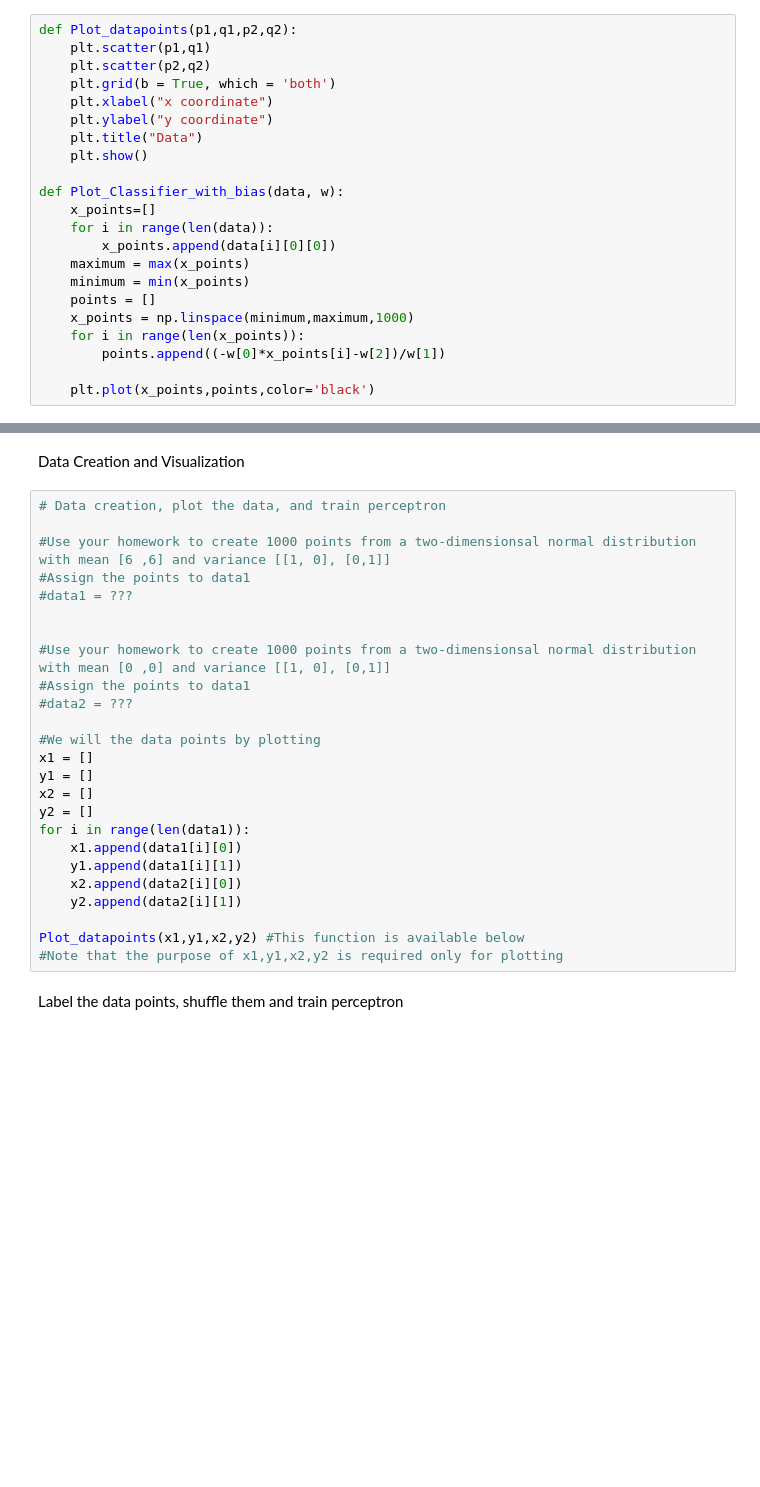
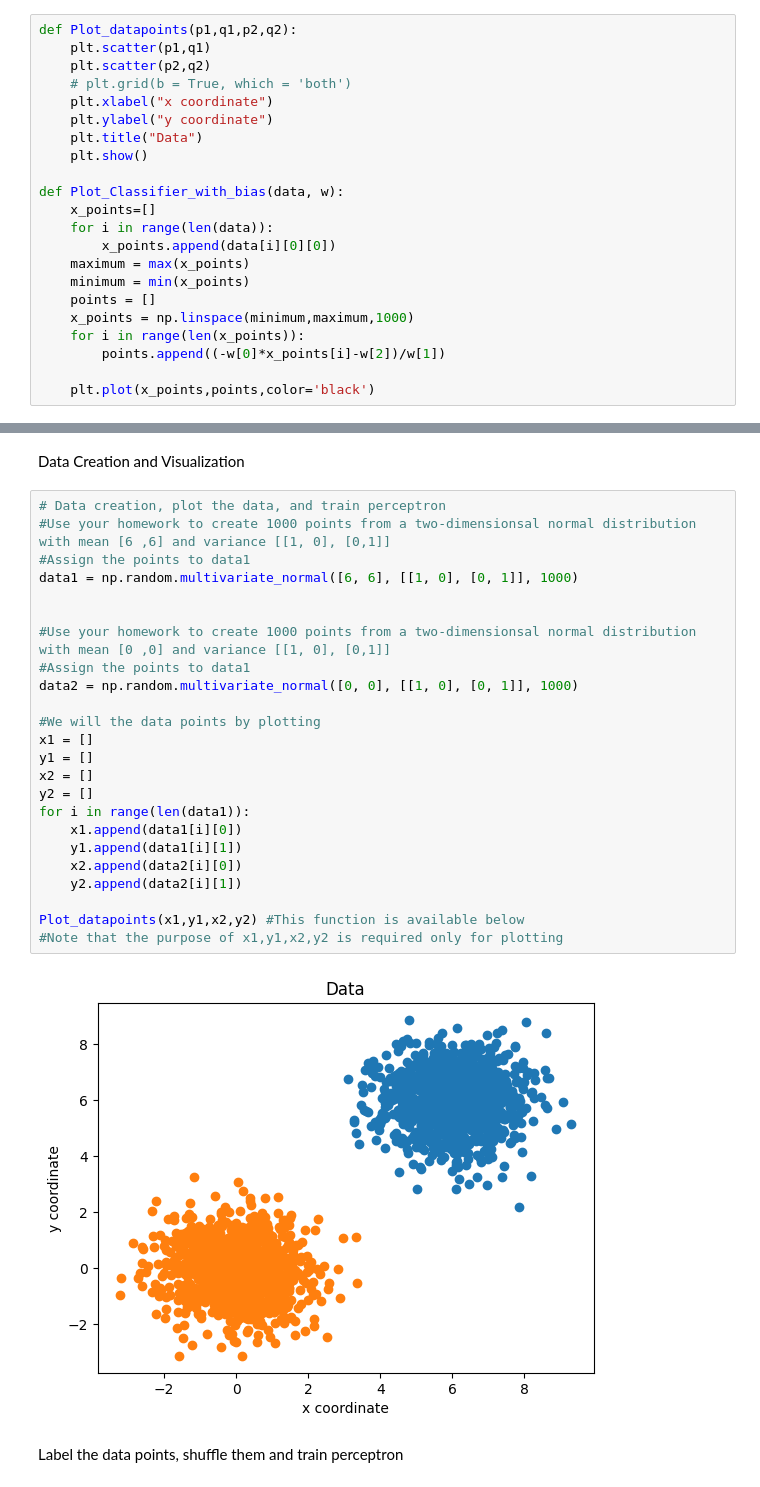
Before and after one commit to VedantUB/IE643-Deep-Learning, a Jupyter notebook: Perceptron_demo_exercise.ipynb, the cells around one changed output, grey strips where cells are left out. Cells and saved outputs as stored; diff of their text form; blank space fills up the shorter version.

```diff
--- a/Perceptron_demo_exercise.ipynb
+++ b/Perceptron_demo_exercise.ipynb
@@ -12,7 +12,7 @@ Python modules required for plotting the data points and the hyperplane
 def Plot_datapoints(p1,q1,p2,q2):
     plt.scatter(p1,q1)
     plt.scatter(p2,q2)
-    plt.grid(b = True, which = 'both')
+    # plt.grid(b = True, which = 'both')
     plt.xlabel("x coordinate")
     plt.ylabel("y coordinate")
     plt.title("Data")
@@ -76,29 +83,30 @@ def perceptron_training(data):
 Data Creation and Visualization
 # %%
 # Data creation, plot the data, and train perceptron
-
 #Use your homework to create 1000 points from a two-dimensionsal normal distribution with mean [6 ,6] and variance [[1, 0], [0,1]]
 #Assign the points to data1
-#data1 = ???
+data1 = np.random.multivariate_normal([6, 6], [[1, 0], [0, 1]], 1000)
 
 
 #Use your homework to create 1000 points from a two-dimensionsal normal distribution with mean [0 ,0] and variance [[1, 0], [0,1]]
 #Assign the points to data1
-#data2 = ???
+data2 = np.random.multivariate_normal([0, 0], [[1, 0], [0, 1]], 1000)
 
 #We will the data points by plotting
 x1 = []
 y1 = []
 x2 = []
 y2 = []
 for i in range(len(data1)):
     x1.append(data1[i][0])
     y1.append(data1[i][1])
     x2.append(data2[i][0])
     y2.append(data2[i][1])
 
 Plot_datapoints(x1,y1,x2,y2) #This function is available below
 #Note that the purpose of x1,y1,x2,y2 is required only for plotting
+# %% [output]
+[figure, added]
 # %% [markdown]
 Label the data points, shuffle them and train perceptron
 # %%
```
Also changed, not shown: parts of 4 cells of this notebook.
